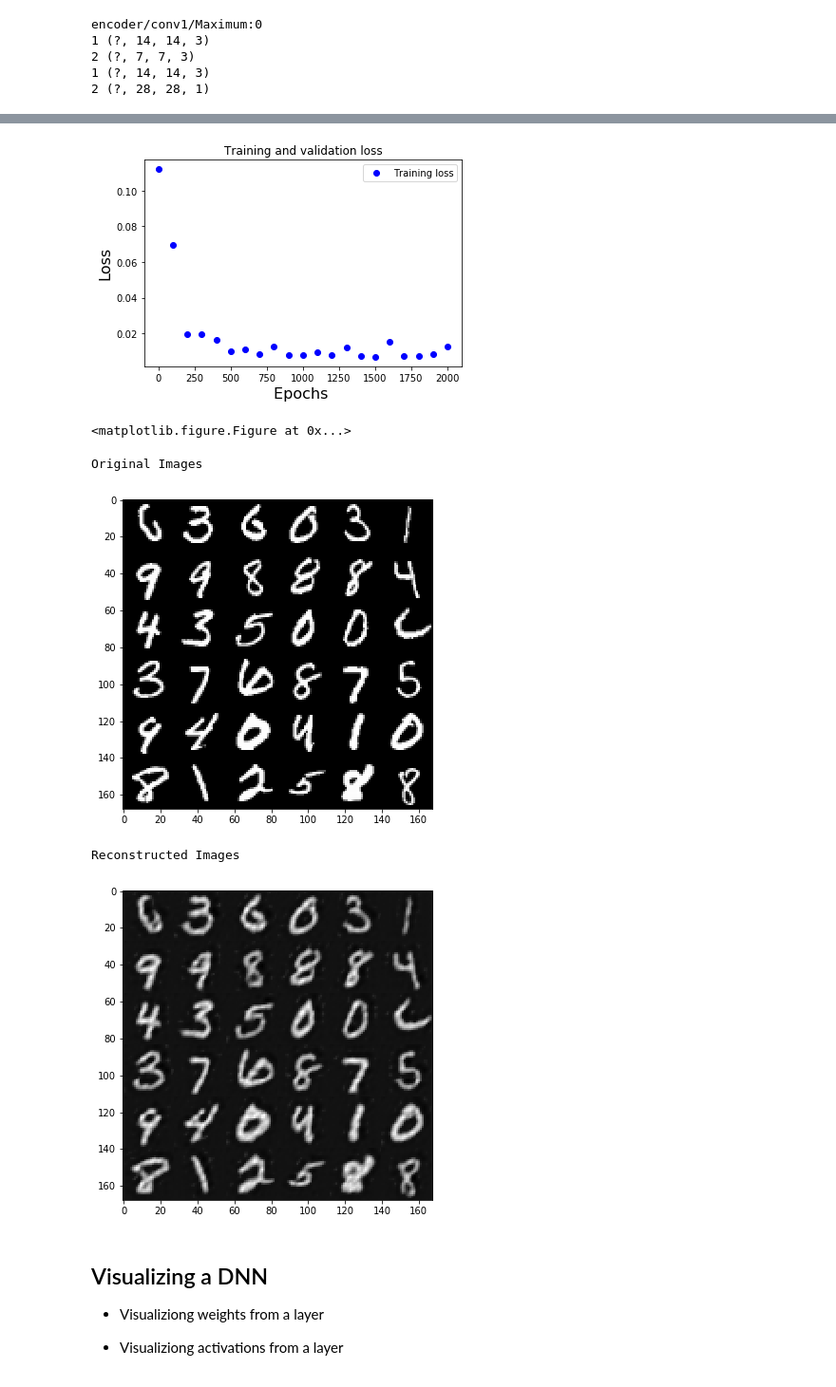
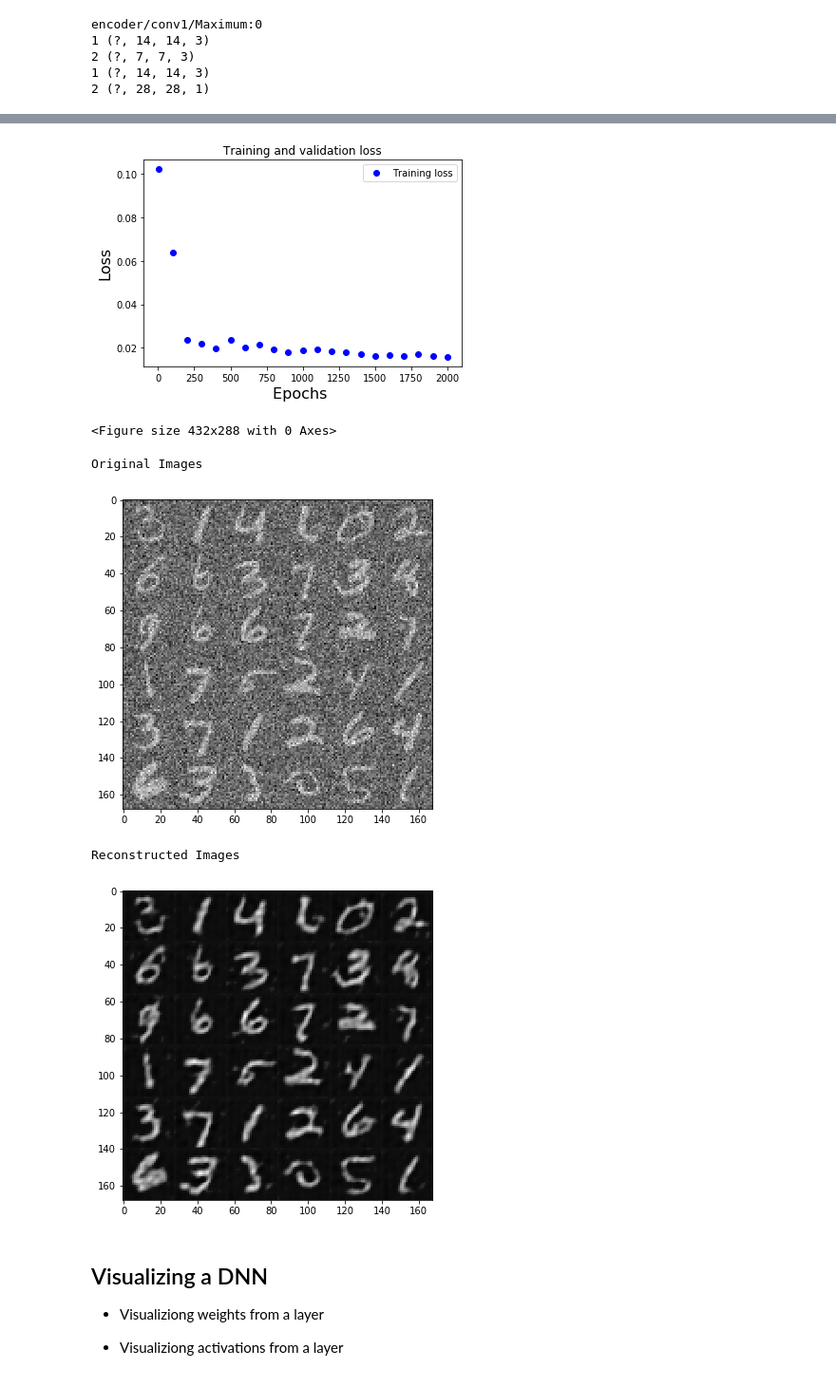
Before and after one commit to denocris/Deep-Learning-Lectures_CV, a Jupyter notebook: autoencoder-v3.ipynb, the cells around one changed output, grey strips where cells are left out. Shown at 95% size. Saved outputs shown, nothing was run; the diff lists cells and outputs as text; code cells hidden in the pictures.

Commit message:
some mod about noise

```diff
--- a/autoencoder-v3.ipynb
+++ b/autoencoder-v3.ipynb
@@ -93,5 +92,5 @@ tf.__version__
 # %%
 # Import MNIST data
 from tensorflow.examples.tutorials.mnist import input_data
-mnist = input_data.read_data_sets("/Users/Yak52/Dropbox/CodingLab/TensorFlow/MNIST-data", one_hot=True)
+mnist = input_data.read_data_sets("/home/asr/machine-learning-lab/MNIST-data", one_hot=True)
 # %% [output]
@@ -125,6 +111,9 @@ num_steps = 2000
 batch_size = 128
 imsize = 28
 
+# Noise Parameter
+noise_coeff = 0.3
+
 display_step = 100
 examples_to_show = 10
 
@@ -133,6 +122,8 @@ def lrelu(x,alpha=0.1):
 
 # tf Graph input (only pictures)
 X = tf.placeholder("float", [None, 28, 28, 1])
+X_noisy = tf.placeholder("float", [None, 28, 28, 1])
+
 #X = tf.placeholder("float", [None, 784])
 # %% [markdown]
 ## Autoencoder using Convolutional & Deconvolutional layers
@@ -159,11 +150,11 @@ def decoder(x):
     return layer_2
 
 # Construct model
-encoder_op = encoder(X)
-decoder_op = decoder(encoder_op)
+encoder_output = encoder(X_noisy)
+decoder_output = decoder(encoder_output)
 
 # Prediction
-y_pred = decoder_op
+y_pred = decoder_output
 # Targets (Labels) are the input data.
 y_true = X
 
@@ -196,8 +187,9 @@ for i in range(1, num_steps+1):
     batch_x, _ = mnist.train.next_batch(batch_size)
     # Reshape the batch correctly
     batch_x = batch_x.reshape([-1, 28, 28, 1])
+    batch_x_noisy = batch_x + np.random.normal(0, 100/255., (batch_x.shape[0], batch_x.shape[1],batch_x.shape[2],batch_x.shape[3]))
     # Run optimization op (backprop) and cost op (to get loss value)
-    _, l = sess.run([optimizer, loss], feed_dict={X: batch_x})
+    _, l = sess.run([optimizer, loss], feed_dict={X: batch_x, X_noisy: batch_x_noisy})
     # Display logs per step
     if i % display_step == 0 or i == 1:
         plot_step.append(i)
@@ -230,44 +222,48 @@ plt.legend()
 plt.figure()
 plt.show()
 # %% [output]
-[figure, old version]
+[figure, new version]
-<matplotlib.figure.Figure at 0x...>
+<Figure size 432x288 with 0 Axes>
 # %%
 # Testing
 # Encode and decode images from test set and visualize their reconstruction.
 n = 6
 canvas_orig = np.empty((28 * n, 28 * n))
 canvas_recon = np.empty((28 * n, 28 * n))
 for i in range(n):
     # MNIST test set
     batch_x, _ = mnist.test.next_batch(n)
     # Encode and decode the digit image
     batch_x = batch_x.reshape([n, 28, 28, 1])
+    #batch_x_noisy = batch_x + 0.2*tf.random_normal(tf.shape(batch_x))
+    batch_x_noisy = batch_x + np.random.normal(0, 100/255., (batch_x.shape[0], batch_x.shape[1],batch_x.shape[2],batch_x.shape[3]))
     #g = sess.run(decoder_op, feed_dict={X: batch_x})
-    g = sess.run(y_pred, feed_dict={X: batch_x})
+    g = sess.run(y_pred, feed_dict={X: batch_x, X_noisy: batch_x_noisy})
     # Display original images
     for j in range(n):
         # Draw the generated digits
-        canvas_orig[i * 28:(i + 1) * 28, j * 28:(j + 1) * 28] = batch_x[j].reshape([28, 28])
+        canvas_orig[i * 28:(i + 1) * 28, j * 28:(j + 1) * 28] = batch_x_noisy[j].reshape([28, 28])
     # Display reconstructed images
     for j in range(n):
         # Draw the generated digits
+        #canvas_recon[i * 28:(i + 1) * 28, j * 28:(j + 1) * 28] = g[j].reshape([28, 28])
         canvas_recon[i * 28:(i + 1) * 28, j * 28:(j + 1) * 28] = g[j].reshape([28, 28])
+
 
 print("Original Images")
 plt.figure(figsize=(n, n))
 plt.imshow(canvas_orig, origin="upper", cmap="gray")
 plt.show()
 
 print("Reconstructed Images")
 plt.figure(figsize=(n, n))
 plt.imshow(canvas_recon, origin="upper", cmap="gray")
 plt.show()
 # %% [output]
 Original Images
-[figure, old version]
+[figure, new version]
 Reconstructed Images
-[figure, old version]
+[figure, new version]
 # %% [markdown]
 ## Visualizing a DNN
 
```
Also changed, not shown: parts of 11 cells of this notebook.
